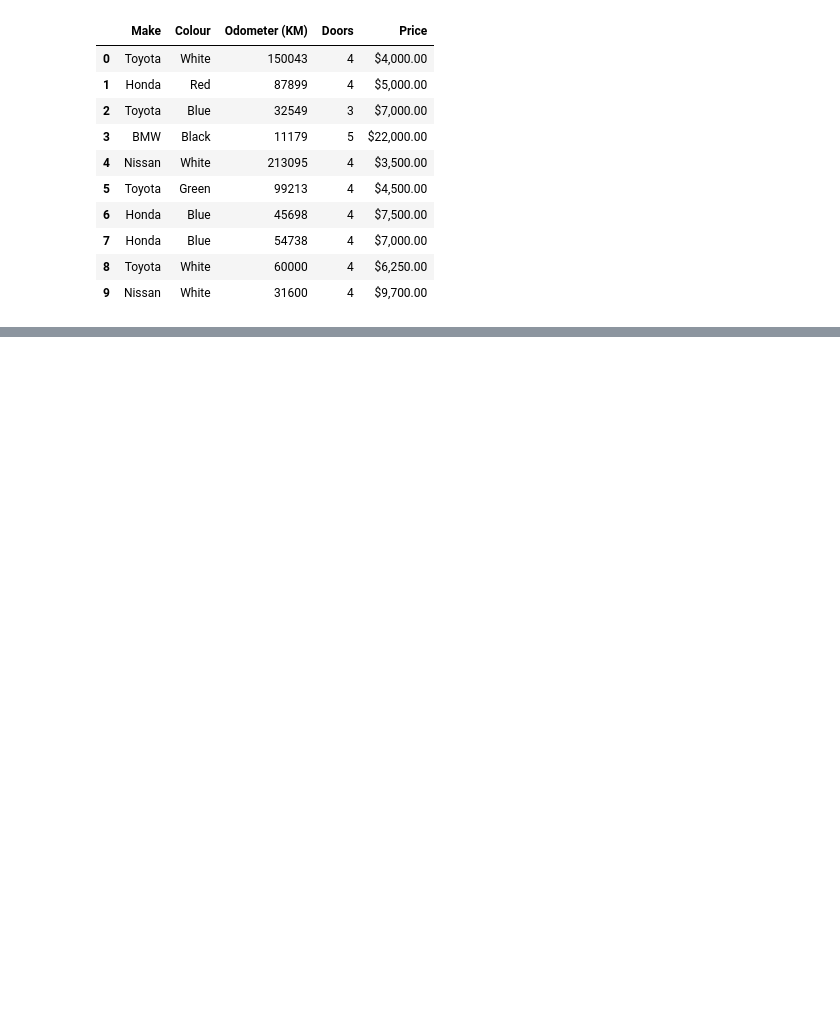
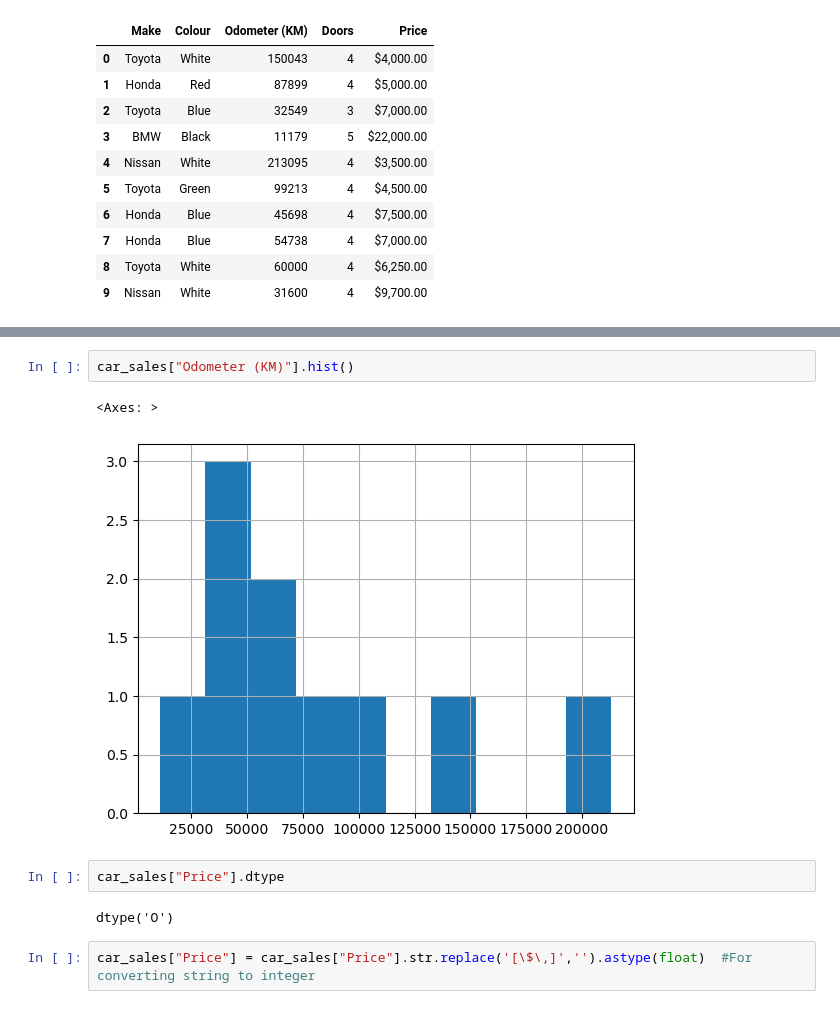
Before and after one commit to AJakif/MachineLearning-Practice, a Jupyter notebook: IntroToPandas/Introduction-to-pandas.ipynb, the cells around one changed output, grey strips where cells are left out. Cells and saved outputs as stored; diff of their text form; blank space fills up the shorter version.

```diff
--- a/IntroToPandas/Introduction-to-pandas.ipynb
+++ b/IntroToPandas/Introduction-to-pandas.ipynb
@@ -49,0 +420,11 @@ car_sales
+# %%
+car_sales["Odometer (KM)"].hist()
+# %% [output]
+<Axes: >
+[figure, added]
+# %%
+car_sales["Price"].dtype
+# %% [output]
+dtype('O')
+# %%
+car_sales["Price"] = car_sales["Price"].str.replace('[\$\,]','').astype(float)  #For converting string to integer
```
Also changed, not shown: parts of 87 cells of this notebook, 5 other files.
